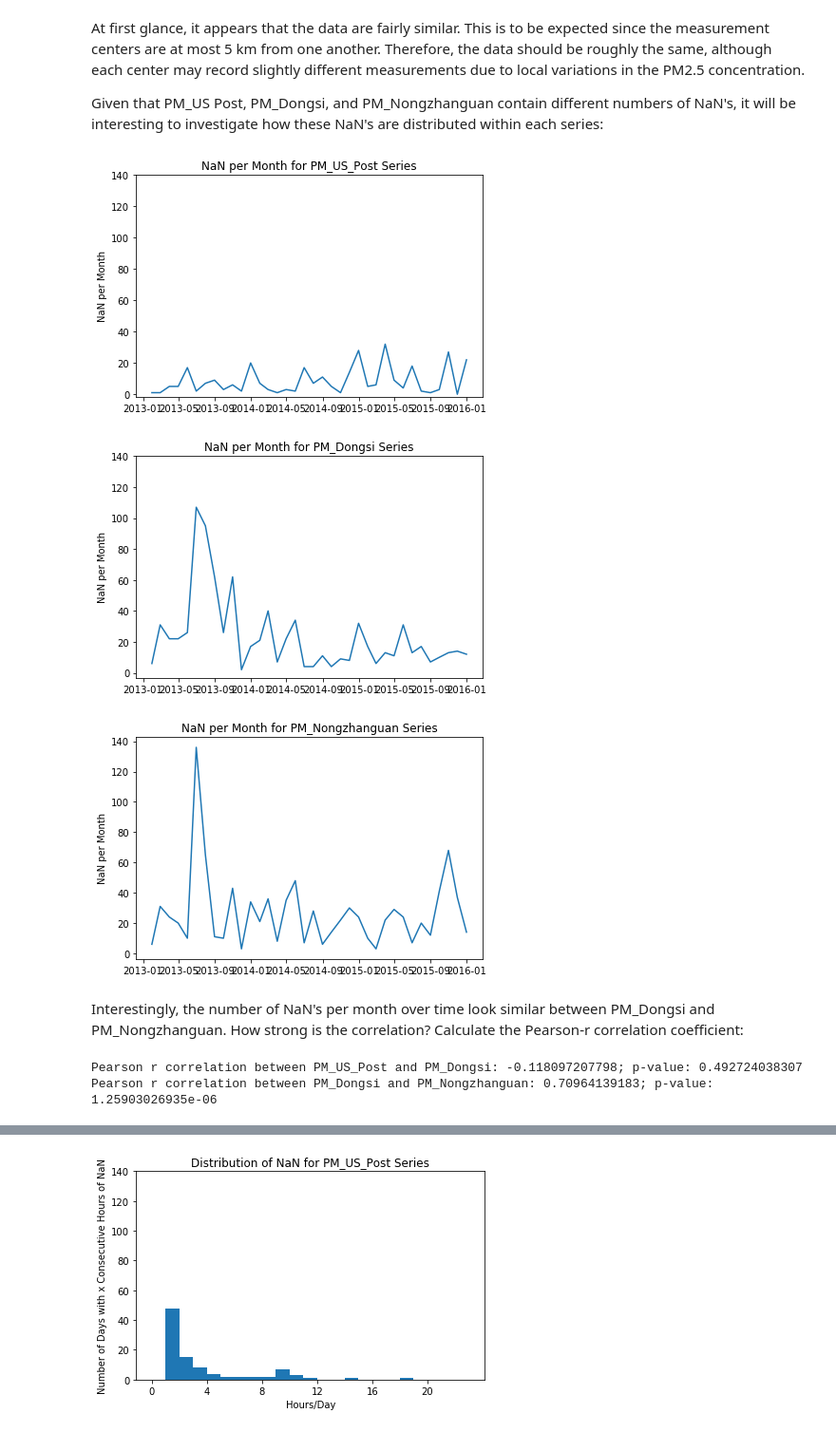
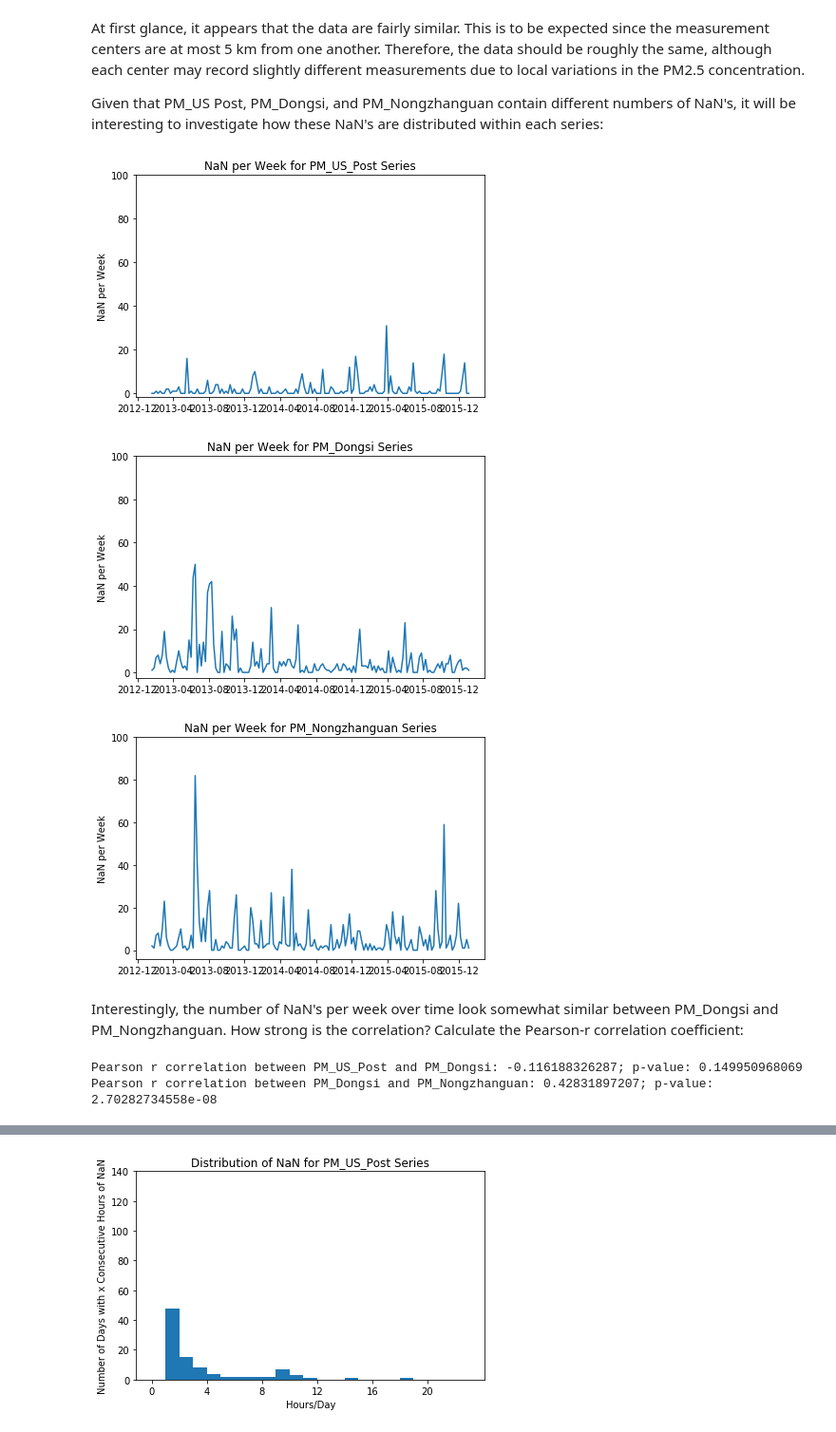
Before and after one commit to kevinlimk/BeijingPM2.5, a Jupyter notebook: ChinaPM25.ipynb, the cells around one changed output, grey strips where cells are left out. Shown at 95% size. Cells and saved outputs as stored; diff of their text form; code cells hidden in the pictures.

```diff
--- a/ChinaPM25.ipynb
+++ b/ChinaPM25.ipynb
@@ -120,43 +120,43 @@ At first glance, it appears that the data are fairly similar. This is to be expe
 Given that PM_US Post, PM_Dongsi, and PM_Nongzhanguan contain different numbers of NaN's, it will be interesting to investigate how these NaN's are distributed within each series:
 # %%
 # Count how many NaN's appear in each month and plot it:
-df_Beijing_PM_US_Post_NaNmonthly = df_Beijing['PM_US Post']['2013-01-17 06:00:00':].isnull().resample('M').sum()
-df_Beijing_PM_Dongsi_NaNmonthly = df_Beijing['PM_Dongsi']['2013-01-17 06:00:00':].isnull().resample('M').sum()
-df_Beijing_PM_Nongzhanguan_NaNmonthly = df_Beijing['PM_Nongzhanguan']['2013-01-17 06:00:00':].isnull().resample('M').sum()
+df_Beijing_PM_US_Post_NaNweekly = df_Beijing['PM_US Post']['2013-01-17 06:00:00':].isnull().resample('W').sum()
+df_Beijing_PM_Dongsi_NaNweekly = df_Beijing['PM_Dongsi']['2013-01-17 06:00:00':].isnull().resample('W').sum()
+df_Beijing_PM_Nongzhanguan_NaNweekly = df_Beijing['PM_Nongzhanguan']['2013-01-17 06:00:00':].isnull().resample('W').sum()
 
 plt.figure()
-title('NaN per Month for PM_US_Post Series')
-plt.plot(df_Beijing_PM_US_Post_NaNmonthly)
-plt.yticks(arange(0,160,20))
-plt.ylabel('NaN per Month')
+title('NaN per Week for PM_US_Post Series')
+plt.plot(df_Beijing_PM_US_Post_NaNweekly)
+plt.yticks(arange(0,120,20))
+plt.ylabel('NaN per Week')
 plt.tight_layout()
 
 plt.figure()
-title('NaN per Month for PM_Dongsi Series')
-plt.plot(df_Beijing_PM_Dongsi_NaNmonthly)
-plt.yticks(arange(0,160,20))
-plt.ylabel('NaN per Month')
+title('NaN per Week for PM_Dongsi Series')
+plt.plot(df_Beijing_PM_Dongsi_NaNweekly)
+plt.yticks(arange(0,120,20))
+plt.ylabel('NaN per Week')
 plt.tight_layout()
 
 plt.figure()
-title('NaN per Month for PM_Nongzhanguan Series')
-plt.plot(df_Beijing_PM_Nongzhanguan_NaNmonthly)
-plt.yticks(arange(0,160,20))
-plt.ylabel('NaN per Month')
+title('NaN per Week for PM_Nongzhanguan Series')
+plt.plot(df_Beijing_PM_Nongzhanguan_NaNweekly)
+plt.yticks(arange(0,120,20))
+plt.ylabel('NaN per Week')
 plt.tight_layout()
 # %% [output]
-[figure, old version]
+[figure, new version]
-[figure, old version]
+[figure, new version]
-[figure, old version]
+[figure, new version]
 # %% [markdown]
-Interestingly, the number of NaN's per month over time look similar between PM_Dongsi and PM_Nongzhanguan. How strong is the correlation? Calculate the Pearson-r correlation coefficient:
+Interestingly, the number of NaN's per week over time look somewhat similar between PM_Dongsi and PM_Nongzhanguan. How strong is the correlation? Calculate the Pearson-r correlation coefficient:
 # %%
-Pearsonr_US_Post_Dongsi_r, Pearsonr_US_Post_Dongsi_pvalue = pearsonr(df_Beijing_PM_US_Post_NaNmonthly,df_Beijing_PM_Dongsi_NaNmonthly)
-Pearsonr_Dongsi_Nongzhanguan_r, Pearsonr_Dongsi_Nongzhanguan_pvalue = pearsonr(df_Beijing_PM_Dongsi_NaNmonthly,df_Beijing_PM_Nongzhanguan_NaNmonthly)
+Pearsonr_US_Post_Dongsi_r, Pearsonr_US_Post_Dongsi_pvalue = pearsonr(df_Beijing_PM_US_Post_NaNweekly,df_Beijing_PM_Dongsi_NaNweekly)
+Pearsonr_Dongsi_Nongzhanguan_r, Pearsonr_Dongsi_Nongzhanguan_pvalue = pearsonr(df_Beijing_PM_Dongsi_NaNweekly,df_Beijing_PM_Nongzhanguan_NaNweekly)
 
 print("Pearson r correlation between PM_US_Post and PM_Dongsi: " + str(Pearsonr_US_Post_Dongsi_r) + "; p-value: " + str(Pearsonr_US_Post_Dongsi_pvalue))
 print("Pearson r correlation between PM_Dongsi and PM_Nongzhanguan: " + str(Pearsonr_Dongsi_Nongzhanguan_r) + "; p-value: " + str(Pearsonr_Dongsi_Nongzhanguan_pvalue))
 # %% [output]
-Pearson r correlation between PM_US_Post and PM_Dongsi: -0.118097207798; p-value: 0.492724038307
-Pearson r correlation between PM_Dongsi and PM_Nongzhanguan: 0.70964139183; p-value: 1.25903026935e-06
+Pearson r correlation between PM_US_Post and PM_Dongsi: -0.116188326287; p-value: 0.149950968069
+Pearson r correlation between PM_Dongsi and PM_Nongzhanguan: 0.42831897207; p-value: 2.70282734558e-08
 # %% [markdown]
```
Also changed, not shown: parts of 26 cells of this notebook.
